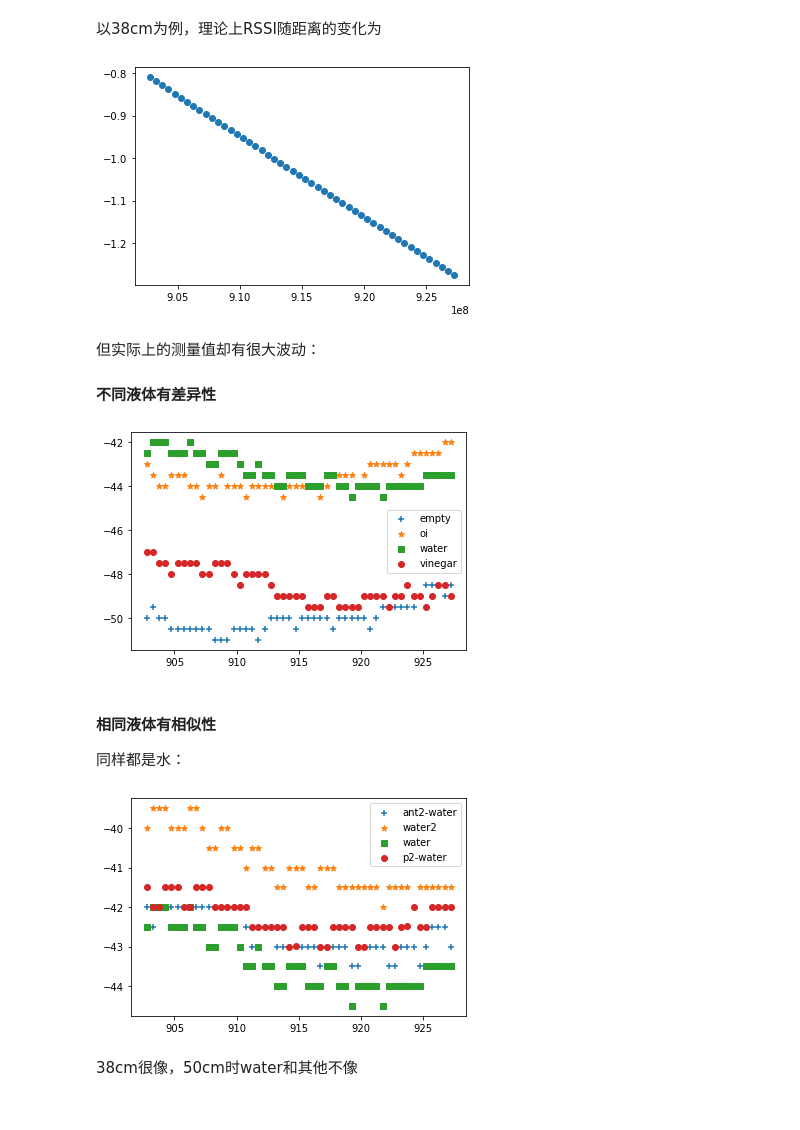
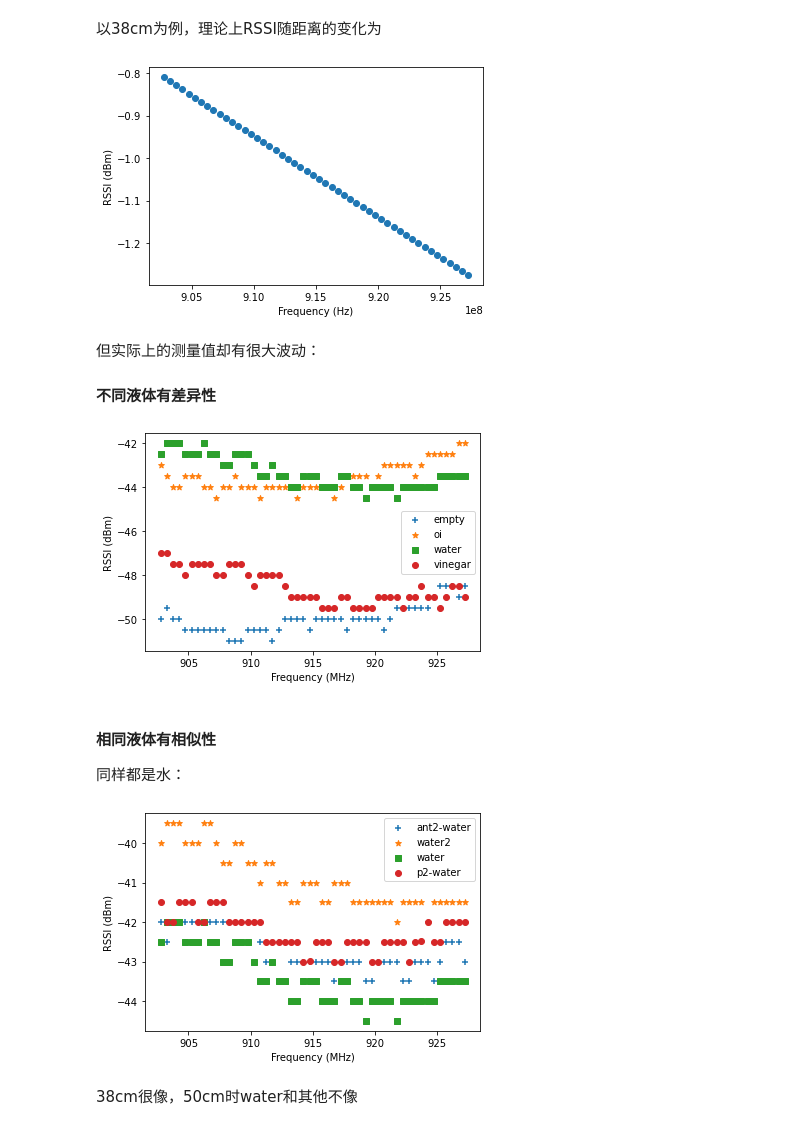
Before and after one commit to Jennifer331/Scripts, a Jupyter notebook: python/jupter/解释RSSI随频率和距离的变化.ipynb, the cells around one changed output. Saved outputs shown, nothing was run; the diff lists cells and outputs as text; code cells hidden in the pictures.

```diff
--- a/python/jupter/解释RSSI随频率和距离的变化.ipynb
+++ b/python/jupter/解释RSSI随频率和距离的变化.ipynb
@@ -29,36 +27,42 @@ freqs = np.array(dm.channels) * 10**6
 for freq in freqs:
     rssi.append(dg.calc_rssi(freq, d))
 
+plt.ylabel('RSSI (dBm)')
+plt.xlabel('Frequency (Hz)')
 plt.scatter(freqs, rssi)
 plt.show()
 # %% [output]
-[figure, old version]
+[figure, new version]
 # %% [markdown]
 但实际上的测量值却有很大波动：
 #### 不同液体有差异性
 # %%
-plotter.plot_mr_dist_rssi('empty', d, '+', 'empty')
-plotter.plot_mr_dist_rssi('oil', d, '*', 'oi')
-plotter.plot_mr_dist_rssi('water', d, 's', 'water')
-plotter.plot_mr_dist_rssi('vinegar', d, 'o', 'vinegar')
+plotter.plot_mr_dist('empty', d, 'RSSI', '+', 'empty')
+plotter.plot_mr_dist('oil', d, 'RSSI', '*', 'oi')
+plotter.plot_mr_dist('water', d, 'RSSI', 's', 'water')
+plotter.plot_mr_dist('vinegar', d, 'RSSI', 'o', 'vinegar')
 
+plt.ylabel('RSSI (dBm)')
+plt.xlabel('Frequency (MHz)')
 plt.legend()
 plt.show()
 # %% [output]
-[figure, old version]
+[figure, new version]
 # %% [markdown]
 #### 相同液体有相似性
 同样都是水：
 # %%
-plotter.plot_mr_dist_rssi('ant_water', d, '+', 'ant2-water')
-plotter.plot_mr_dist_rssi('water2', d, '*', 'water2')
-plotter.plot_mr_dist_rssi('water', d, 's', 'water')
-plotter.plot_mr_dist_rssi('p_water', d, 'o', 'p2-water')
+plotter.plot_mr_dist('ant_water', d, 'RSSI', '+', 'ant2-water')
+plotter.plot_mr_dist('water2', d, 'RSSI', '*', 'water2')
+plotter.plot_mr_dist('water', d, 'RSSI', 's', 'water')
+plotter.plot_mr_dist('p_water', d, 'RSSI', 'o', 'p2-water')
 
+plt.ylabel('RSSI (dBm)')
+plt.xlabel('Frequency (MHz)')
 plt.legend()
 plt.show()
 # %% [output]
-[figure, old version]
+[figure, new version]
 # %% [markdown]
 38cm很像，50cm时water和其他不像
 # %% [markdown]
```
Also changed, not shown: parts of 4 cells of this notebook, 5 other files.
